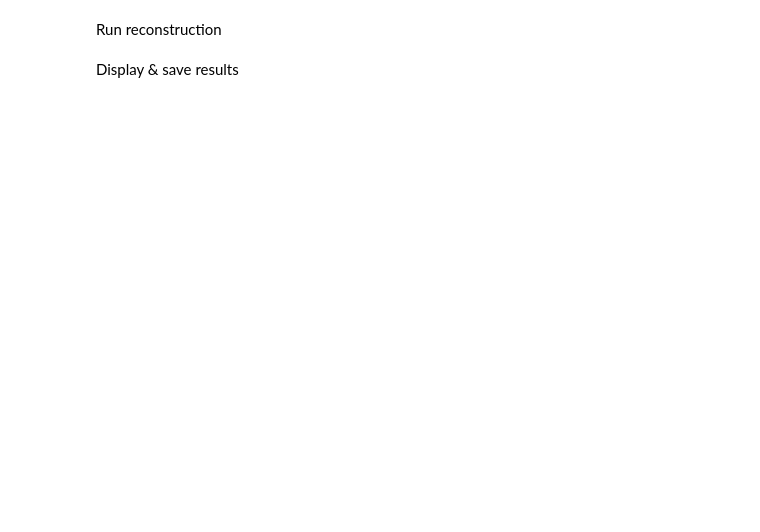
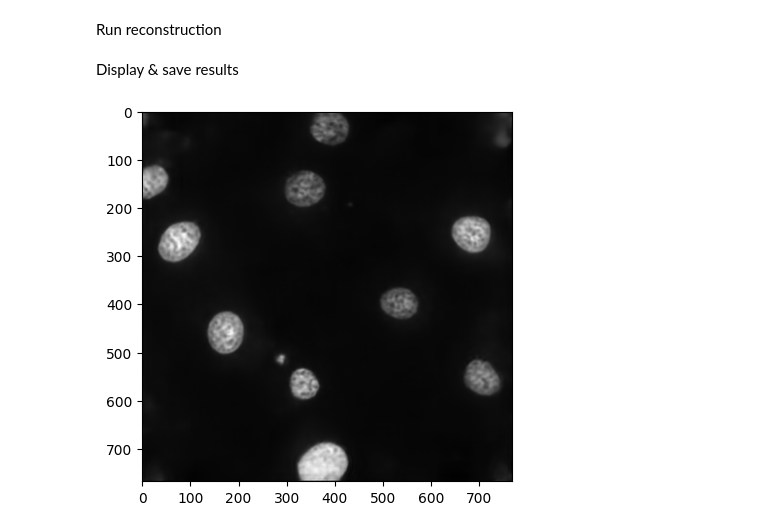
Before and after one commit to JiminWu/Real-time-lensless-microscope, a Jupyter notebook: RunRecon.ipynb, the cells around one changed output. Drawn from its saved outputs; the diff is of its cells as text; code cells hidden in the pictures; blank space fills up the shorter version.

```diff
--- a/RunRecon.ipynb
+++ b/RunRecon.ipynb
@@ -84,6 +87,8 @@ Display & save results
 # %%
 plt.imshow(output_numpy,cmap='gray')
 
-out_dir = './recon_net/'
-outname = [out_dir, '0001.png']
+out_dir = './recon/'
+outname = [out_dir, '0005.png']
 plt.imsave("".join(outname), output_numpy, cmap='gray')
+# %% [output]
+[figure, added]
```
Also changed, not shown: parts of 2 cells of this notebook.
